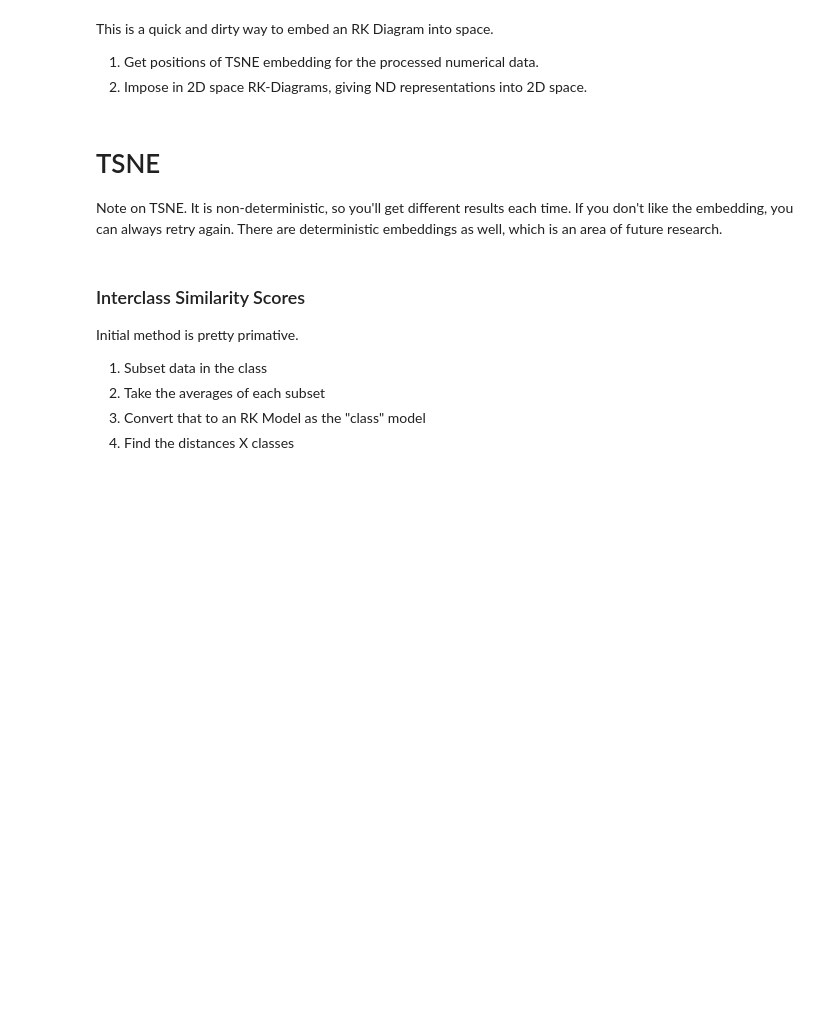
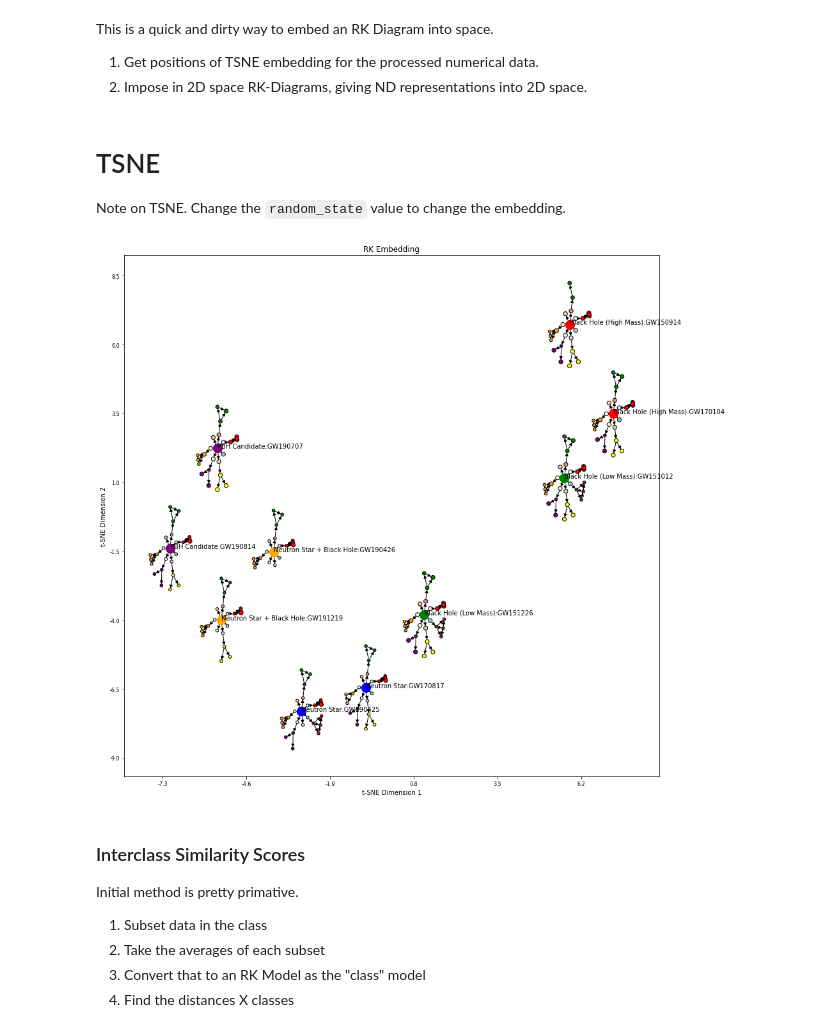
Before and after one commit to animikhroy/rk_toolkit_pipeline_diagrams, a Jupyter notebook: 02_notebooks/rk_gw_mma/ligo_secondary_analysis.ipynb, the cells around one changed output. Drawn from its saved outputs; the diff is of its cells as text; code cells hidden in the pictures; blank space fills up the shorter version.

Commit message:
updated with random seed

```diff
--- a/02_notebooks/rk_gw_mma/ligo_secondary_analysis.ipynb
+++ b/02_notebooks/rk_gw_mma/ligo_secondary_analysis.ipynb
@@ -337,10 +377,10 @@ def draw_rk_diagram2(rkmodel, ax=None, with_labels=True, minsize=100, center_col
 
     nx.draw_networkx_nodes(g, pos=filtered_pos, nodelist = ['root'],
                            node_color = center_color, ax=ax, node_size = sizes.max()*emult)
-# %% [markdown]
-# TSNE
-
-Note on TSNE. It is non-deterministic, so you'll get different results each time. If you don't like the embedding, you can always retry again. There are deterministic embeddings as well, which is an area of future research.
+# %% [markdown]
+# TSNE
+
+Note on TSNE. Change the `random_state` value to change the embedding.
 # %%
 from sklearn import preprocessing
 from matplotlib.ticker import (MultipleLocator, AutoMinorLocator)
@@ -357,7 +397,8 @@ for x in y.unique():
 pre_embedded = processed_df.iloc[subset_x]
 selected_labels = y[subset_x]
 
-X_embedded = TSNE(n_components=2, init='random', perplexity=4).fit_transform(processed_df.astype(np.float64))
+# change the Random state value here!
+X_embedded = TSNE(n_components=2, init='random',random_state=51, perplexity=4).fit_transform(processed_df.astype(np.float64))
 X_embedded = MinMaxScaler().fit_transform(X_embedded)
 
 def embed_rkdiagrams(subset_idxs, embedded_data, df, y, spread=100):
@@ -389,34 +430,36 @@ def embed_rkdiagrams(subset_idxs, embedded_data, df, y, spread=100):
                          minsize=20, alpha=20,
                          emult=5, make_axis=False)
 
-        #ax.text(pos[0]*spread, pos[1]*spread, "{}:{}".format(label, name))
+        ax.text(pos[0]*spread, pos[1]*spread, "{}:{}".format(label, name))
         placements.append(pos * spread)
 
     # directly place lines for visuals.
     # this was requested for demonstration purposes.
     # line was manually determined.
     l1 = np.array([[470.44, 155.85],[ 490.96,110.03]])
     #plt.plot(l1[:,0], l1[:,1], '--'	) # these were chosen manually for demonstration purposes!
 
     l1 = np.array([[490.44, 155.85],[ 510.96,110.03]])
     #plt.plot(l1[:,0], l1[:,1], '--'	)
 
     ax.tick_params(left=True, bottom=True, labelleft=True, labelbottom=True)
     limits=plt.axis('on') # turns on axis
 
     ax.set_xlabel("t-SNE Dimension 1")
     ax.set_ylabel("t-SNE Dimension 2")
     #ax.set_xlim([465, 505])
     #ax.set_ylim([110, 155])
 
     np.set_printoptions(precision=2)
     ax.set_xticklabels(np.round(np.array(np.arange(-10, 10, 2.7)),2), fontsize=8)
     ax.set_yticklabels(np.round(np.array(np.arange(-11.5, 10, 2.5)),2), fontsize=8)
 
     plt.title("RK Embedding")
     plt.show()
 
 embed_rkdiagrams(subset_x, X_embedded, df, y, spread=500 )
+# %% [output]
+[figure, added]
 # %% [markdown]
 ### Interclass Similarity Scores
 
```
Also changed, not shown: parts of 9 cells of this notebook.
